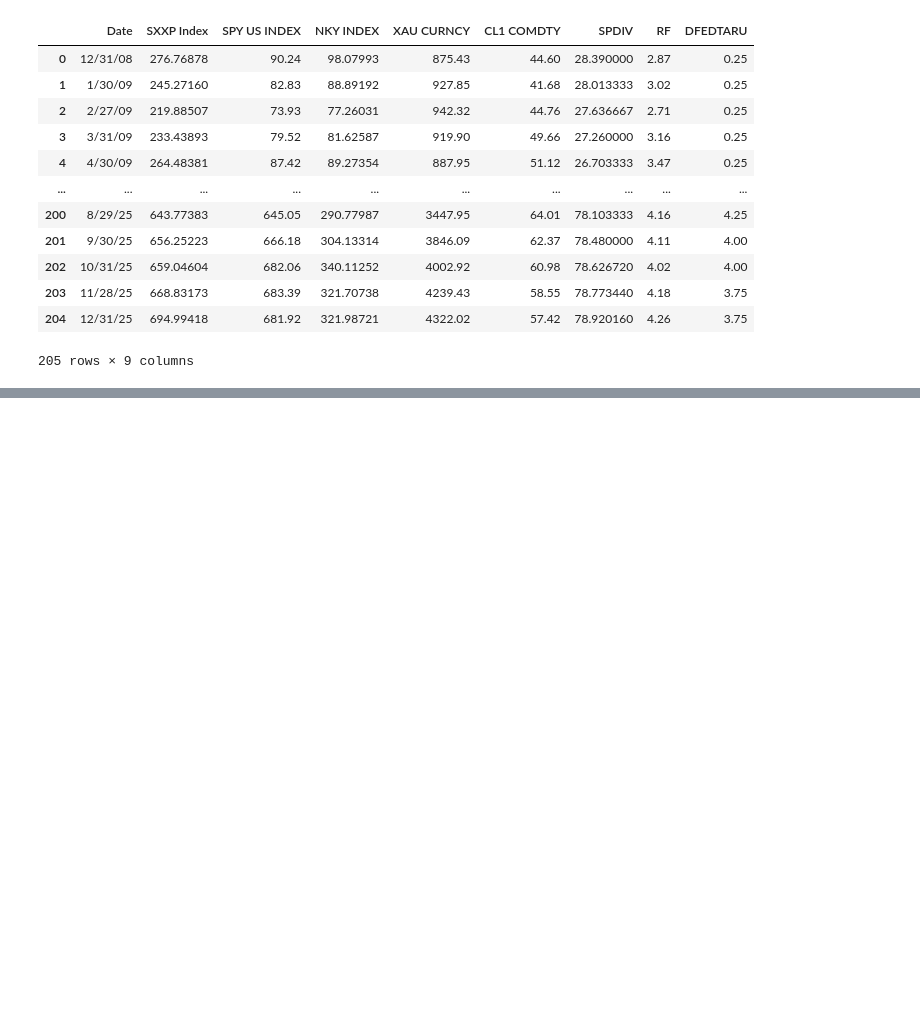
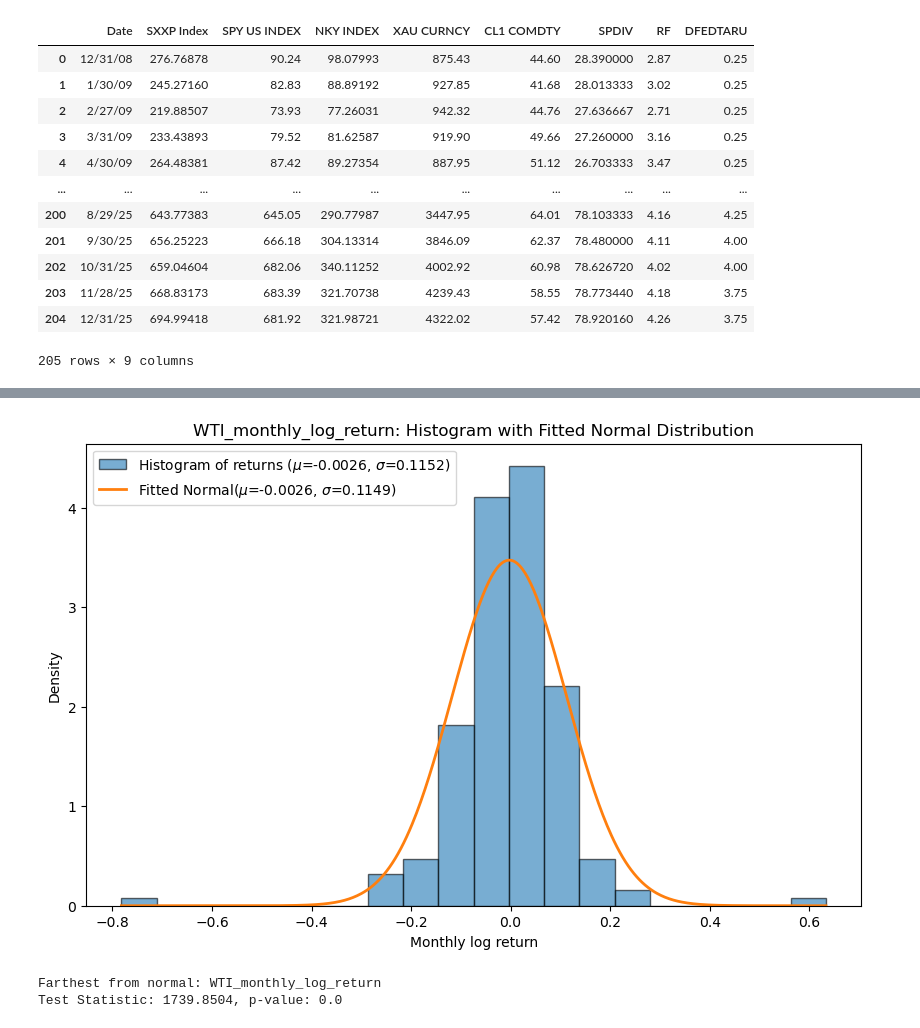
Before and after one commit to cyrilgabriele/FinancialEconometrics, a Jupyter notebook: homeworks/homework01/homework01.ipynb, the cells around one changed output, grey strips where cells are left out. Saved outputs shown, nothing was run; the diff lists cells and outputs as text; code cells hidden in the pictures; blank space fills up the shorter version.

```diff
--- a/homeworks/homework01/homework01.ipynb
+++ b/homeworks/homework01/homework01.ipynb
@@ -191 +199,14 @@ WTI_monthly_log_return         0.343564
 dtype: float64
+# %%
+# Plots the histogram with the fitted normal curve
+plot_kutosis_vs_normal(monthly_returns, "WTI_monthly_log_return")
+# %% [output]
+[figure, added]
+# %%
+# Gets the max JB stat and p-value
+asset_jb, stat_jb, pval_jb = highest_jarque_bera(monthly_returns)
+print(f"Farthest from normal: {asset_jb}")
+print(f"Test Statistic: {stat_jb:.4f}, p-value: {pval_jb}")
+# %% [output]
+Farthest from normal: WTI_monthly_log_return
+Test Statistic: 1739.8504, p-value: 0.0
```
Also changed, not shown: parts of 9 cells of this notebook, 4 other files.
